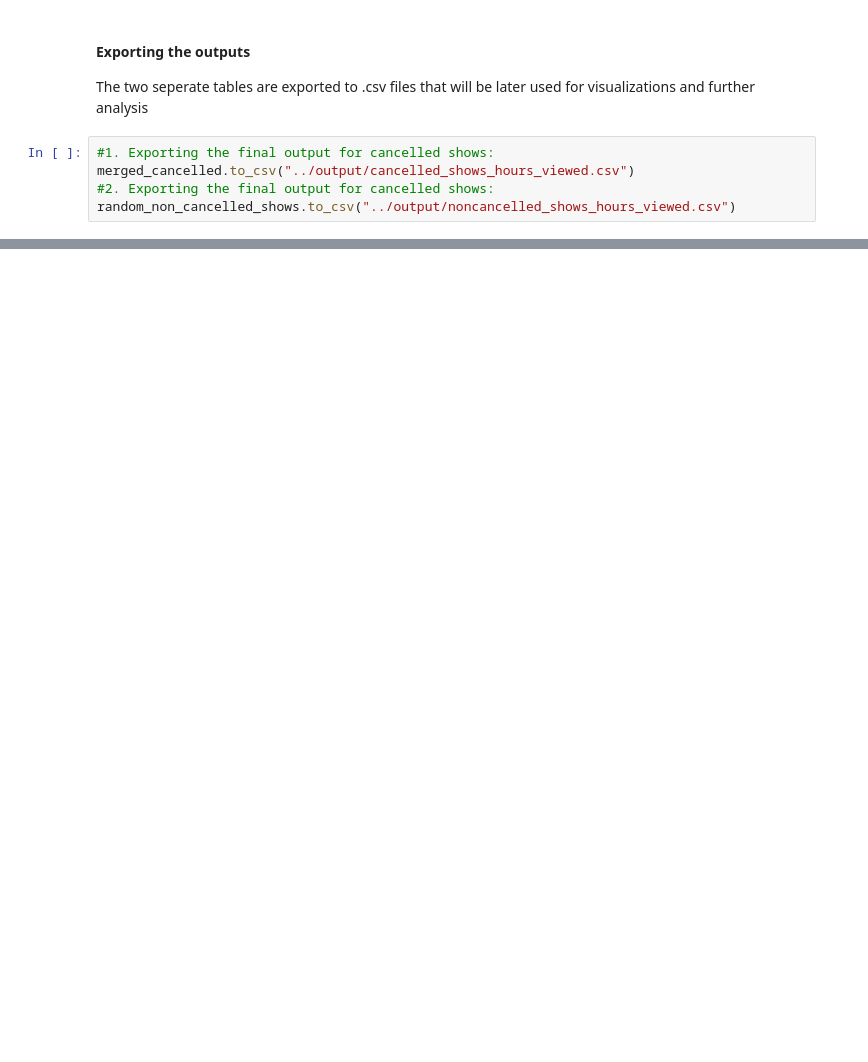
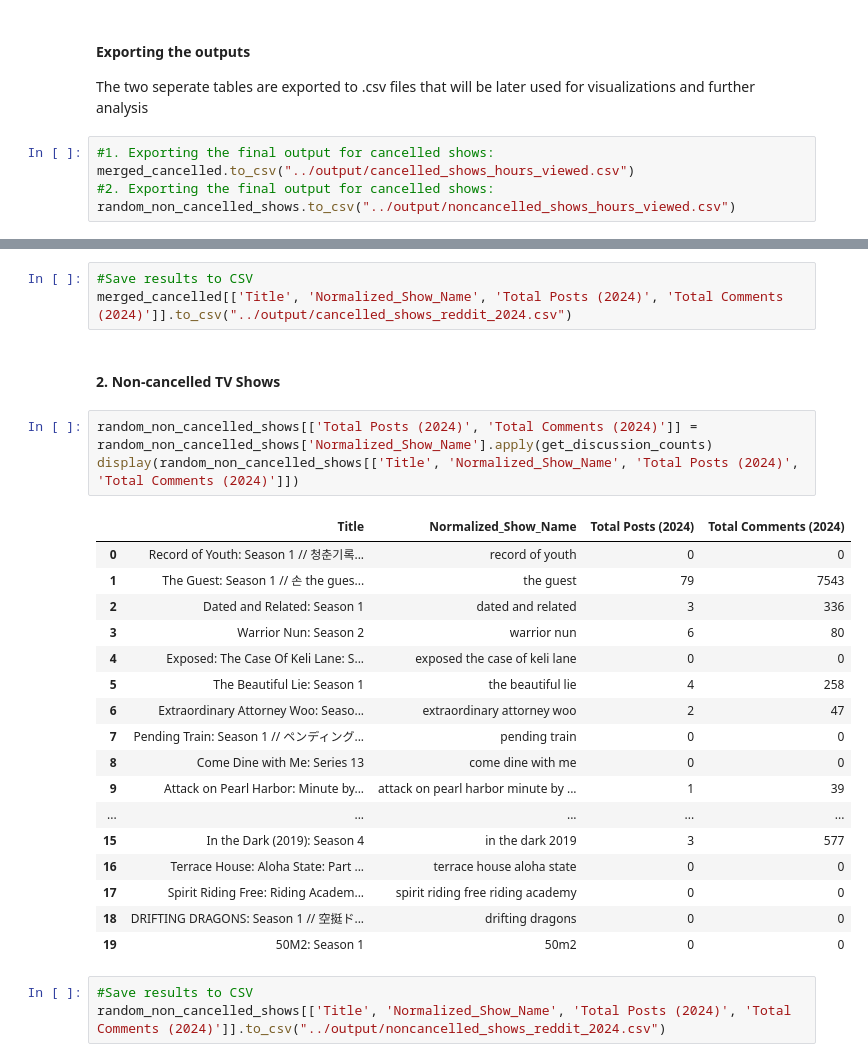
Before and after one commit to einavrobyncohen/DW64, a Jupyter notebook: notebooks/initial_analysis.ipynb, the cells around one changed output, grey strips where cells are left out. Saved outputs shown, nothing was run; the diff lists cells and outputs as text; blank space fills up the shorter version.

Commit message:
finished required code, generated 5 outputs

```diff
--- a/notebooks/initial_analysis.ipynb
+++ b/notebooks/initial_analysis.ipynb
@@ -627,0 +773,29 @@ random_non_cancelled_shows.to_csv("../output/noncancelled_shows_hours_viewed.csv
+# %%
+#Save results to CSV
+merged_cancelled[['Title', 'Normalized_Show_Name', 'Total Posts (2024)', 'Total Comments (2024)']].to_csv("../output/cancelled_shows_reddit_2024.csv")
+# %% [markdown]
+#### 2. Non-cancelled TV Shows
+# %%
+random_non_cancelled_shows[['Total Posts (2024)', 'Total Comments (2024)']] = random_non_cancelled_shows['Normalized_Show_Name'].apply(get_discussion_counts)
+display(random_non_cancelled_shows[['Title', 'Normalized_Show_Name', 'Total Posts (2024)', 'Total Comments (2024)']])
+# %% [output]
+|  | Title | Normalized_Show_Name | Total Posts (2024) | Total Comments (2024) |
+| 0 | Record of Youth: Season 1 // 청춘기록... | record of youth | 0 | 0 |
+| 1 | The Guest: Season 1 // 손 the gues... | the guest | 79 | 7543 |
+| 2 | Dated and Related: Season 1 | dated and related | 3 | 336 |
+| 3 | Warrior Nun: Season 2 | warrior nun | 6 | 80 |
+| 4 | Exposed: The Case Of Keli Lane: S... | exposed the case of keli lane | 0 | 0 |
+| 5 | The Beautiful Lie: Season 1 | the beautiful lie | 4 | 258 |
+| 6 | Extraordinary Attorney Woo: Seaso... | extraordinary attorney woo | 2 | 47 |
+| 7 | Pending Train: Season 1 // ペンディング... | pending train | 0 | 0 |
+| 8 | Come Dine with Me: Series 13 | come dine with me | 0 | 0 |
+| 9 | Attack on Pearl Harbor: Minute by... | attack on pearl harbor minute by ... | 1 | 39 |
+| ... | ... | ... | ... | ... |
+| 15 | In the Dark (2019): Season 4 | in the dark 2019 | 3 | 577 |
+| 16 | Terrace House: Aloha State: Part ... | terrace house aloha state | 0 | 0 |
+| 17 | Spirit Riding Free: Riding Academ... | spirit riding free riding academy | 0 | 0 |
+| 18 | DRIFTING DRAGONS: Season 1 // 空挺ド... | drifting dragons | 0 | 0 |
+| 19 | 50M2: Season 1 | 50m2 | 0 | 0 |
+# %%
+#Save results to CSV
+random_non_cancelled_shows[['Title', 'Normalized_Show_Name', 'Total Posts (2024)', 'Total Comments (2024)']].to_csv("../output/noncancelled_shows_reddit_2024.csv")
```
Also changed, not shown: parts of 21 cells of this notebook, 5 other files.
